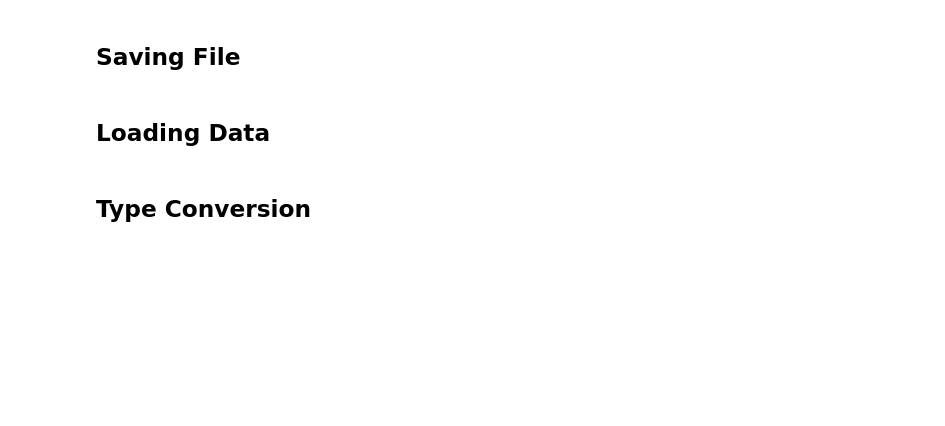
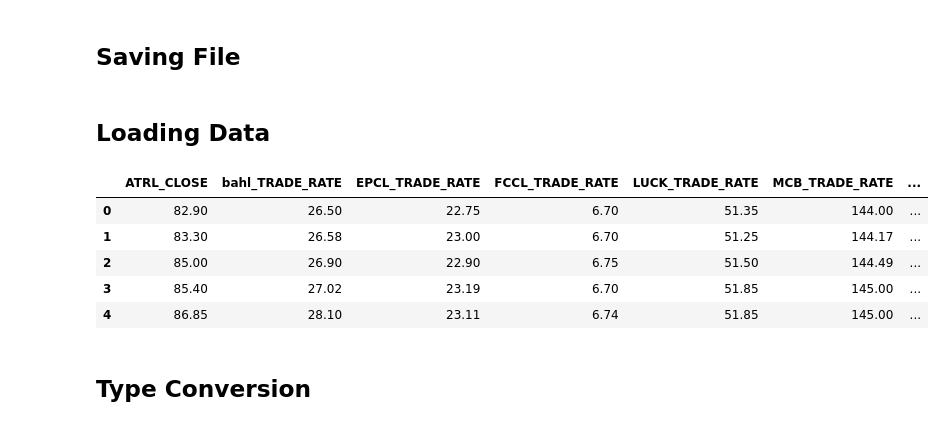
Before and after one commit to Syed-Sherjeel/PSX_Trading_Bot, a Jupyter notebook: Project_file.ipynb, the cells around one changed output. Cells and saved outputs as stored; diff of their text form; code cells hidden in the pictures; blank space fills up the shorter version.

```diff
--- a/Project_file.ipynb
+++ b/Project_file.ipynb
@@ -644,9 +645,16 @@ df.to_csv('../MPT Data/Combined.csv')
 # %% [markdown]
 ## Loading Data
 # %%
-df_stocks=pd.read_csv('../MPT Data/Combined.csv')
-df.drop('TRADE_ENTRY_DATE',axis=1,inplace=True)
+df=pd.read_csv('../MPT Data/Combined.csv')
+df.drop(['TRADE_ENTRY_DATE','Unnamed: 0'],axis=1,inplace=True)
 df.head()
+# %% [output]
+|  | ATRL_CLOSE | bahl_TRADE_RATE | EPCL_TRADE_RATE | FCCL_TRADE_RATE | LUCK_TRADE_RATE | MCB_TRADE_RATE | ... |
+| 0 | 82.90 | 26.50 | 22.75 | 6.70 | 51.35 | 144.00 | ... |
+| 1 | 83.30 | 26.58 | 23.00 | 6.70 | 51.25 | 144.17 | ... |
+| 2 | 85.00 | 26.90 | 22.90 | 6.75 | 51.50 | 144.49 | ... |
+| 3 | 85.40 | 27.02 | 23.19 | 6.70 | 51.85 | 145.00 | ... |
+| 4 | 86.85 | 28.10 | 23.11 | 6.74 | 51.85 | 145.00 | ... |
 # %% [markdown]
 ## Type Conversion
 # %%
```
Also changed, not shown: parts of 13 cells of this notebook.
